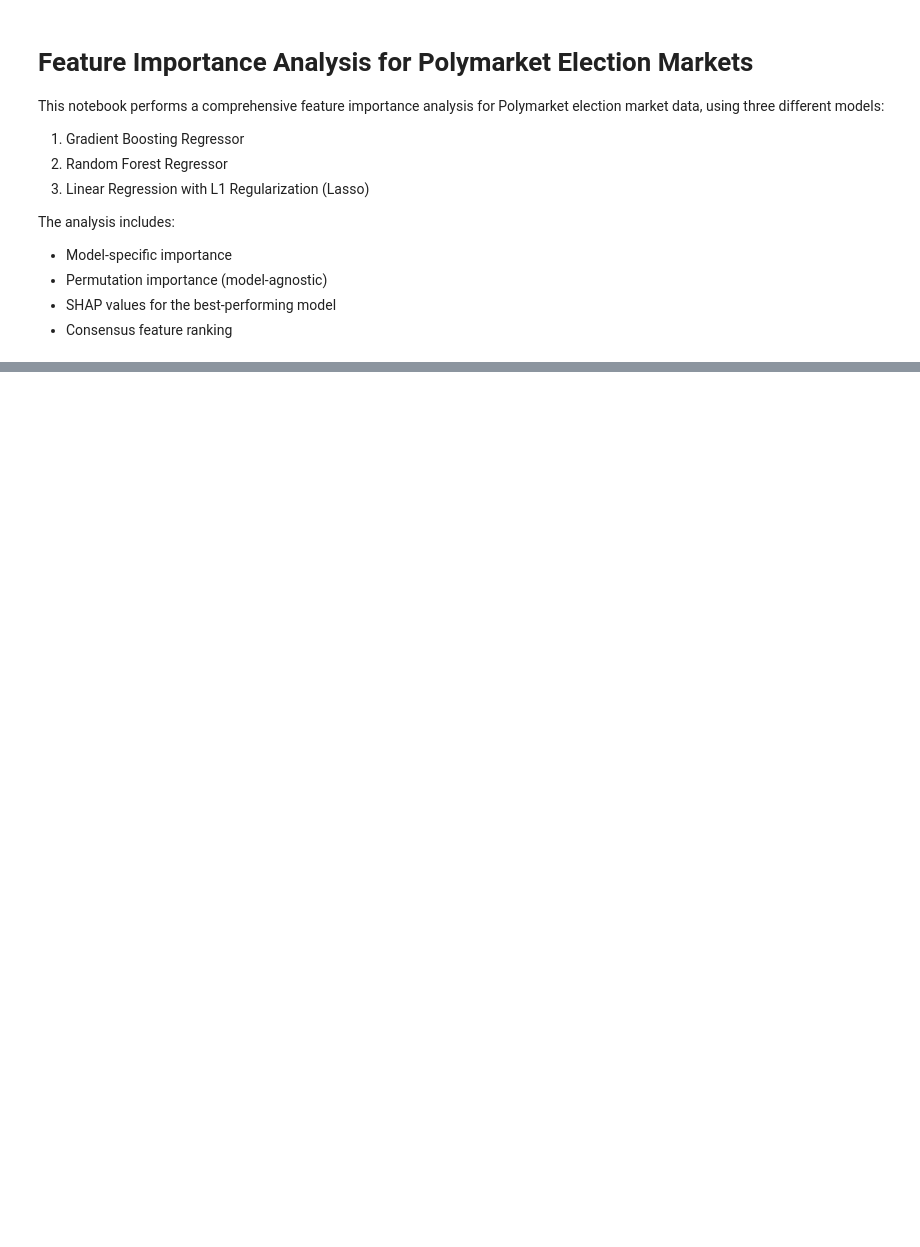
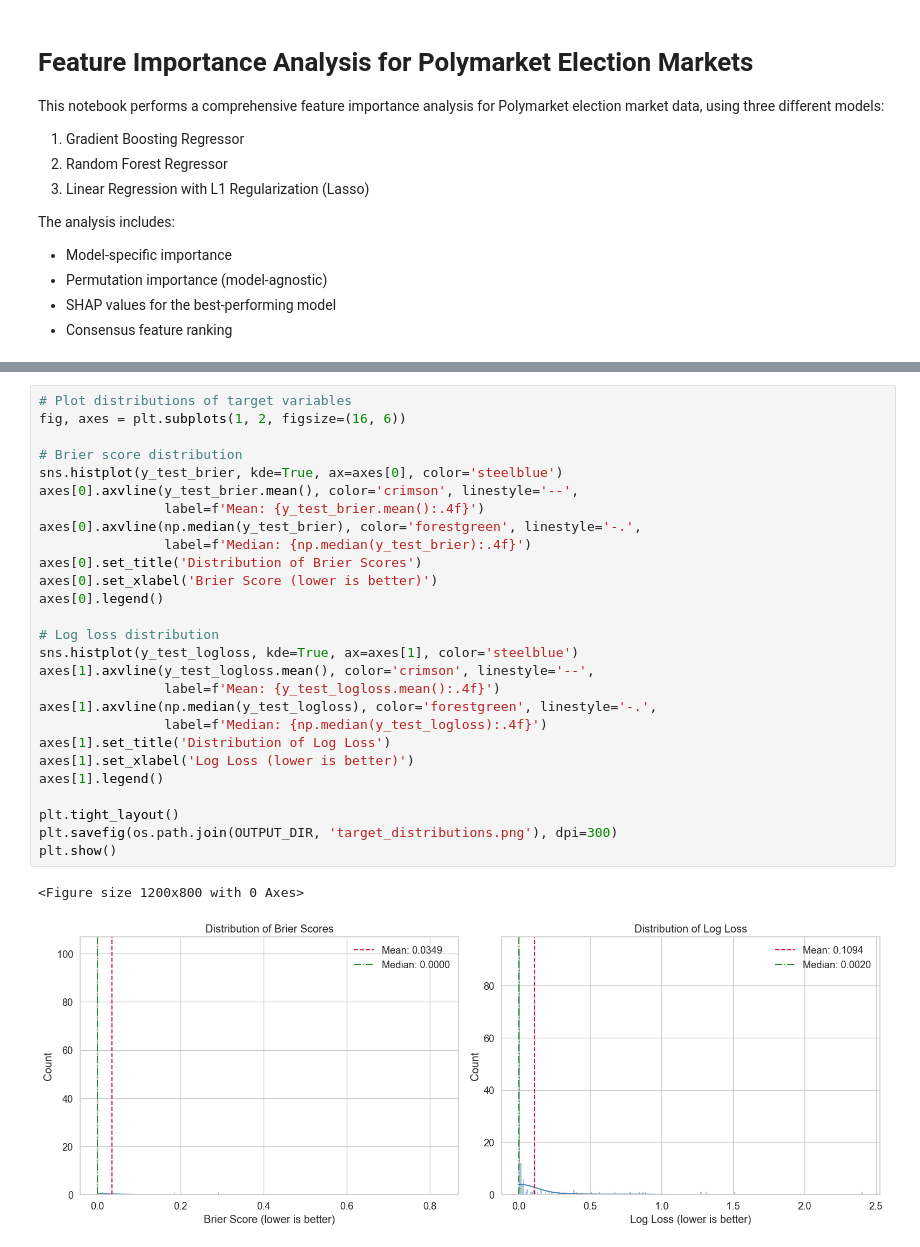
Before and after one commit to helenwu75/model_training, a Jupyter notebook: feature_importance_analysis.ipynb, the cells around one changed output, grey strips where cells are left out. Saved outputs shown, nothing was run; the diff lists cells and outputs as text; blank space fills up the shorter version.

```diff
--- a/feature_importance_analysis.ipynb
+++ b/feature_importance_analysis.ipynb
@@ -44,0 +81,30 @@ print(f"Analysis started at: {timestamp}")
+# %%
+# Plot distributions of target variables
+fig, axes = plt.subplots(1, 2, figsize=(16, 6))
+
+# Brier score distribution
+sns.histplot(y_test_brier, kde=True, ax=axes[0], color='steelblue')
+axes[0].axvline(y_test_brier.mean(), color='crimson', linestyle='--',
+                label=f'Mean: {y_test_brier.mean():.4f}')
+axes[0].axvline(np.median(y_test_brier), color='forestgreen', linestyle='-.',
+                label=f'Median: {np.median(y_test_brier):.4f}')
+axes[0].set_title('Distribution of Brier Scores')
+axes[0].set_xlabel('Brier Score (lower is better)')
+axes[0].legend()
+
+# Log loss distribution
+sns.histplot(y_test_logloss, kde=True, ax=axes[1], color='steelblue')
+axes[1].axvline(y_test_logloss.mean(), color='crimson', linestyle='--',
+                label=f'Mean: {y_test_logloss.mean():.4f}')
+axes[1].axvline(np.median(y_test_logloss), color='forestgreen', linestyle='-.',
+                label=f'Median: {np.median(y_test_logloss):.4f}')
+axes[1].set_title('Distribution of Log Loss')
+axes[1].set_xlabel('Log Loss (lower is better)')
+axes[1].legend()
+
+plt.tight_layout()
+plt.savefig(os.path.join(OUTPUT_DIR, 'target_distributions.png'), dpi=300)
+plt.show()
+# %% [output]
+<Figure size 1200x800 with 0 Axes>
+[figure, added]
```
Also changed, not shown: parts of 27 cells of this notebook.
